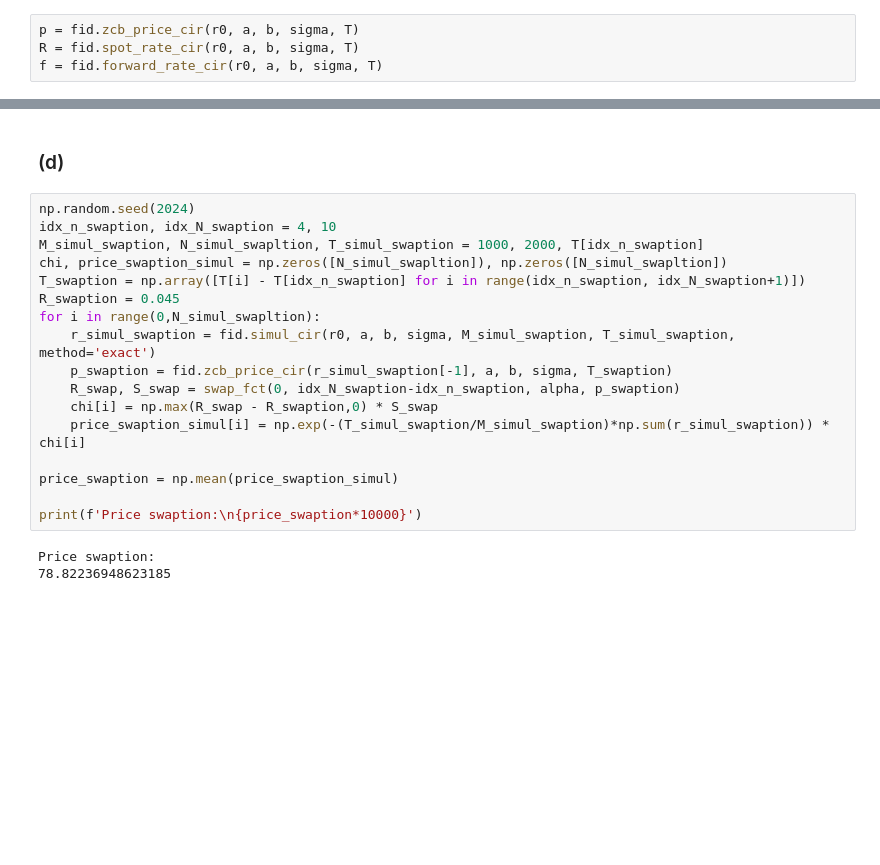
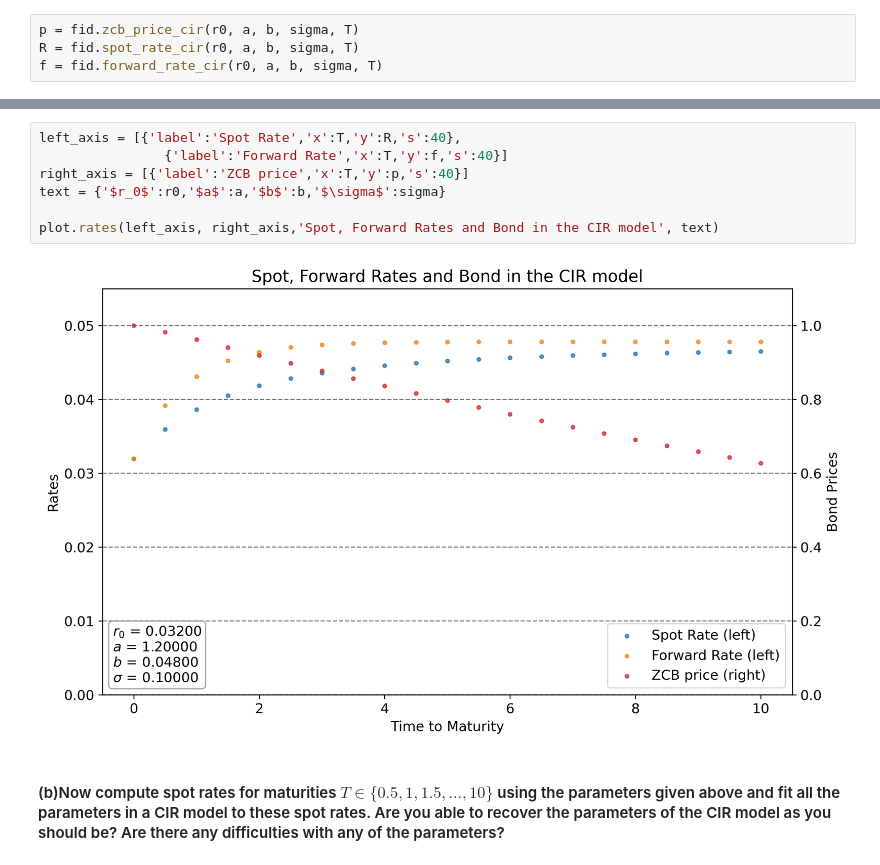
Before and after one commit to johanoelgaard/FixedIncome, a Jupyter notebook: Examples/CIR/CIR.ipynb, the cells around one changed output, grey strips where cells are left out. Drawn from its saved outputs; the diff is of its cells as text; blank space fills up the shorter version.

Commit message:
Finished CIR and Curve Fitting examples

```diff
--- a/Examples/CIR/CIR.ipynb
+++ b/Examples/CIR/CIR.ipynb
@@ -204,22 +152,11 @@ Price caplet:
-# %% [markdown]
-### (d)
-# %%
-np.random.seed(2024)
-idx_n_swaption, idx_N_swaption = 4, 10
-M_simul_swaption, N_simul_swapltion, T_simul_swaption = 1000, 2000, T[idx_n_swaption]
-chi, price_swaption_simul = np.zeros([N_simul_swapltion]), np.zeros([N_simul_swapltion])
-T_swaption = np.array([T[i] - T[idx_n_swaption] for i in range(idx_n_swaption, idx_N_swaption+1)])
-R_swaption = 0.045
-for i in range(0,N_simul_swapltion):
-    r_simul_swaption = fid.simul_cir(r0, a, b, sigma, M_simul_swaption, T_simul_swaption, method='exact')
-    p_swaption = fid.zcb_price_cir(r_simul_swaption[-1], a, b, sigma, T_swaption)
-    R_swap, S_swap = swap_fct(0, idx_N_swaption-idx_n_swaption, alpha, p_swaption)
-    chi[i] = np.max(R_swap - R_swaption,0) * S_swap
-    price_swaption_simul[i] = np.exp(-(T_simul_swaption/M_simul_swaption)*np.sum(r_simul_swaption)) * chi[i]
-
-price_swaption = np.mean(price_swaption_simul)
-
-print(f'Price swaption:\n{price_swaption*10000}')
-# %% [output]
-Price swaption:
-78.82236948623185
+# %%
+left_axis = [{'label':'Spot Rate','x':T,'y':R,'s':40},
+                {'label':'Forward Rate','x':T,'y':f,'s':40}]
+right_axis = [{'label':'ZCB price','x':T,'y':p,'s':40}]
+text = {'$r_0$':r0,'$a$':a,'$b$':b,'$\sigma$':sigma}
+
+plot.rates(left_axis, right_axis,'Spot, Forward Rates and Bond in the CIR model', text)
+# %% [output]
+[figure, added]
+# %% [markdown]
+#### (b)Now compute spot rates for maturities $T \in \{0.5,1,1.5,...,10\}$ using the parameters given above and fit all the parameters in a CIR model to these spot rates. Are you able to recover the parameters of the CIR model as you should be? Are there any difficulties with any of the parameters?
```
Also changed, not shown: parts of 68 cells of this notebook, 4 other files.
